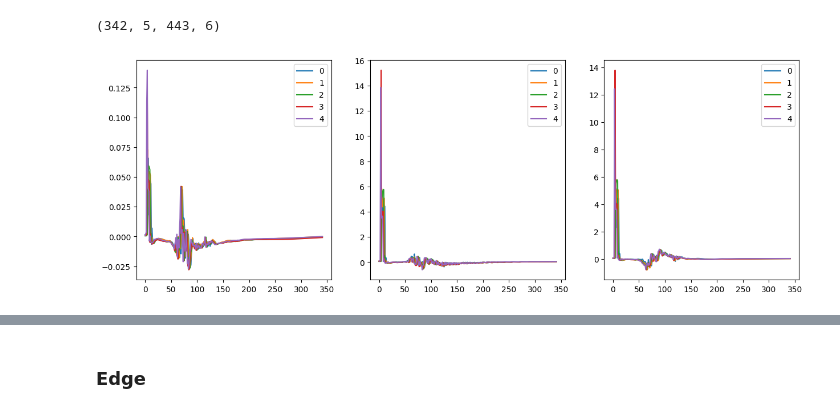
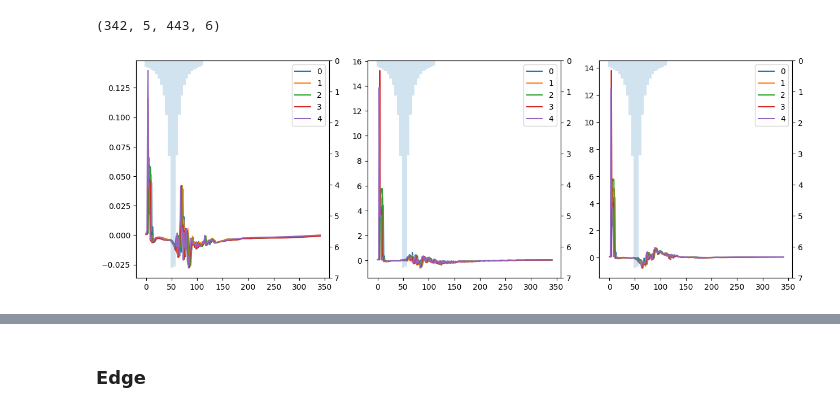
Before and after one commit to Zhiyu014/GNN-UDS, a Jupyter notebook: surrogate/test.ipynb, the cells around one changed output, grey strips where cells are left out. Saved outputs shown, nothing was run; the diff lists cells and outputs as text; code cells hidden in the pictures.

```diff
--- a/surrogate/test.ipynb
+++ b/surrogate/test.ipynb
@@ -129,5 +188,5 @@ Text(0.5, 1.0, 'Flooding')
 # %%
-event = 'bpswmm_61'
+event = 'bpswmm_2413'
 true = np.load(os.path.join(cwd,event+'_edge_true.npy'))
 pred = np.load(os.path.join(cwd,event+'_edge_pred.npy'))
 err = true - pred
@@ -204,0 +416,12 @@ Text(0.5, 1.0, 'Link flow')
+# %%
+fig,ax = plt.subplots(1,1,figsize=(5,5))
+ax.plot(true[:,seq,...].mean(axis=1)[:,-1],label='True')
+ax.plot(bpred[:,seq,...].mean(axis=1)[:,-1],label='Balance')
+ax.plot(pred[:,seq,...].mean(axis=1)[:,-1],label='Threshold')
+ax.plot(fpred[:,seq,...].mean(axis=1)[:,-1],label='Flood classification')
+ax.legend()
+ax.set_title('Urban flooding')
+axx = ax.twinx()
+axx.invert_yaxis()
+axx.bar(rain_ind,rain,width=50,alpha=0.2)
+axx.set_ylabel('Rainfall (mm)')
@@ -204,0 +431,20 @@ Text(0.5, 1.0, 'Link flow')
+# %%
+columns = ['Water depth','Total inflow','Total outflow','Flooding']
+metrics = ['RMSE','MAE','R2']
+results = pd.DataFrame(columns = columns)
+y_true = np.reshape(true,(-1,true.shape[-2],true.shape[-1]))
+y_pred = np.reshape(pred,(-1,pred.shape[-2],pred.shape[-1]))
+y_bpred = np.reshape(bpred,(-1,bpred.shape[-2],bpred.shape[-1]))
+y_fpred = np.reshape(fpred,(-1,fpred.shape[-2],fpred.shape[-1]))
+for i in [0,1,2,-1]:
+    for j,metric in enumerate([mse,mae,r2]):
+        results.loc[metrics[j]+' Balance',columns[i]] = metric(y_true[...,i],y_bpred[...,i],squared=False) if metrics[j] == 'RMSE' else metric(y_true[...,i],y_bpred[...,i])
+        results.loc[metrics[j]+' Threshold',columns[i]] = metric(y_true[...,i],y_pred[...,i],squared=False) if metrics[j] == 'RMSE' else metric(y_true[...,i],y_pred[...,i])
+        results.loc[metrics[j]+' Classification',columns[i]] = metric(y_true[...,i],y_fpred[...,i],squared=False) if metrics[j] == 'RMSE' else metric(y_true[...,i],y_fpred[...,i])
+
+# results.loc['R2','Water depth'] = metric(y_true[...,0][:,np.abs(y_true[...,0]).max(axis=0)>1e-6],y_pred[...,0][:,np.abs(y_true[...,0]).max(axis=0)>1e-6])
+results.loc['R2 Balance','Total inflow'] = metric(y_true[...,1][:,np.abs(y_true[...,1]).max(axis=0)>1e-6],y_bpred[...,1][:,np.abs(y_true[...,1]).max(axis=0)>1e-6])
+results.loc['R2 Threshold','Total inflow'] = metric(y_true[...,1][:,np.abs(y_true[...,1]).max(axis=0)>1e-6],y_pred[...,1][:,np.abs(y_true[...,1]).max(axis=0)>1e-6])
+results.loc['R2 Classification','Total inflow'] = metric(y_true[...,1][:,np.abs(y_true[...,1]).max(axis=0)>1e-6],y_fpred[...,1][:,np.abs(y_true[...,1]).max(axis=0)>1e-6])
+# results.loc['R2','Flooding'] = metric(y_true[...,-1][:,np.abs(y_true[...,-1]).max(axis=0)>1e-6],y_pred[...,-1][:,np.abs(y_true[...,-1]).max(axis=0)>1e-6])
+results
@@ -413,11 +694,22 @@ err = true - pred
 err.shape
 # %% [output]
 (342, 5, 443, 6)
+# %%
+inp = read_inp_file('./envs/network/RedChicoSur/'+event+'.inp')
+gage = inp.RAINGAGES[env.config['rainfall']['gage']]
+interval = int(gage.Interval.split(':')[0])*60 + int(gage.Interval.split(':')[1])
+rain = [dat[-1] for dat in inp.TIMESERIES[event].data]
+if gage.Format =='CUMULATIVE':
+    rain = np.diff(rain)
+rain_ind = [interval*idx for idx in range(len(rain))]
 # %%
 fig,axes = plt.subplots(1,3,figsize=(15,5))
 for i,ax in enumerate(axes):
     for j in range(5):
         ax.plot(pred.mean(axis=2)[:,j,i]-true.mean(axis=2)[:,j,i],label=j)
     ax.legend()
+    ax2 = ax.twinx()
+    ax2.invert_yaxis()
+    ax2.bar(rain_ind,rain,width=5,alpha=0.2)
 # %% [output]
-[figure, old version]
+[figure, new version]
```
Also changed, not shown: parts of 89 cells of this notebook, 36 other files.
